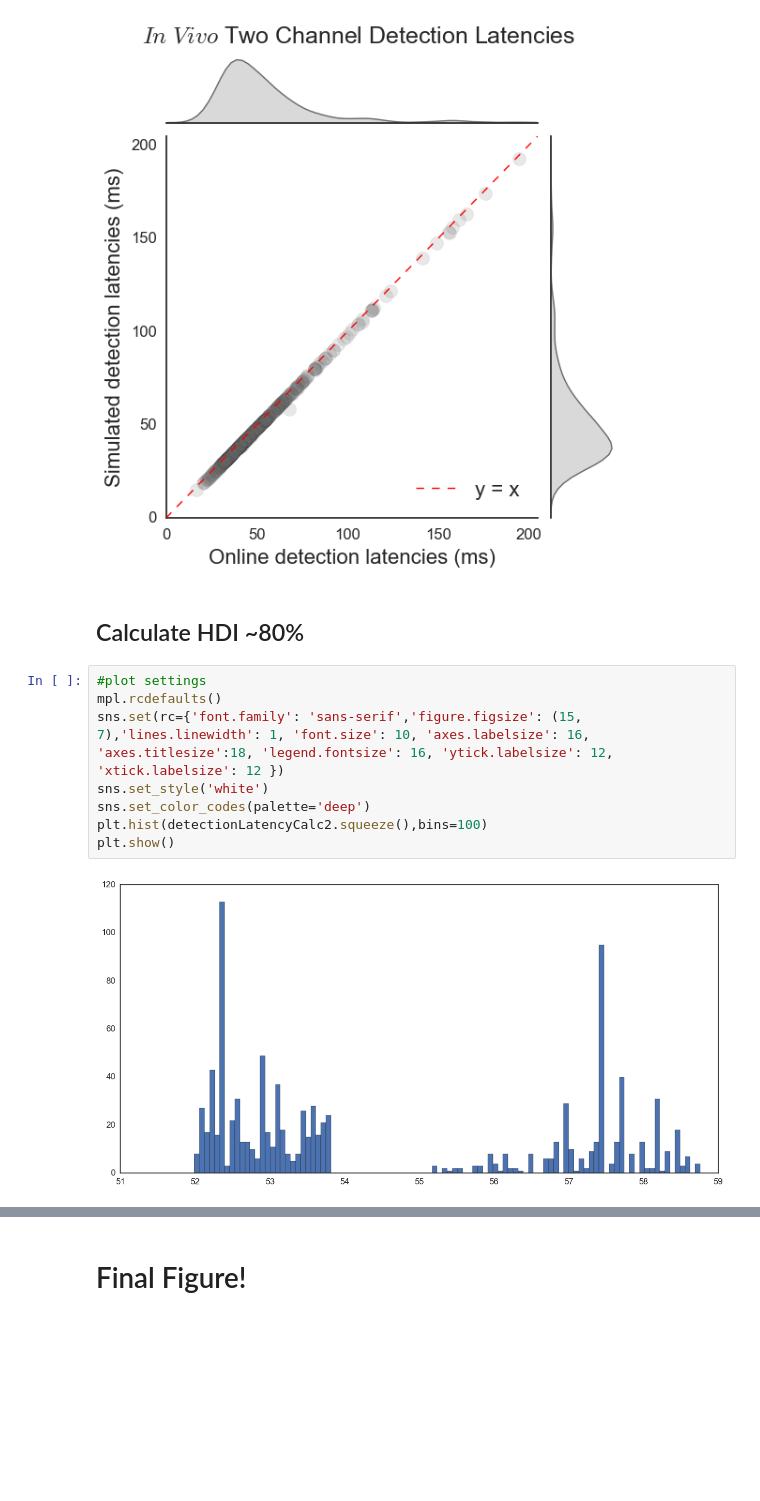
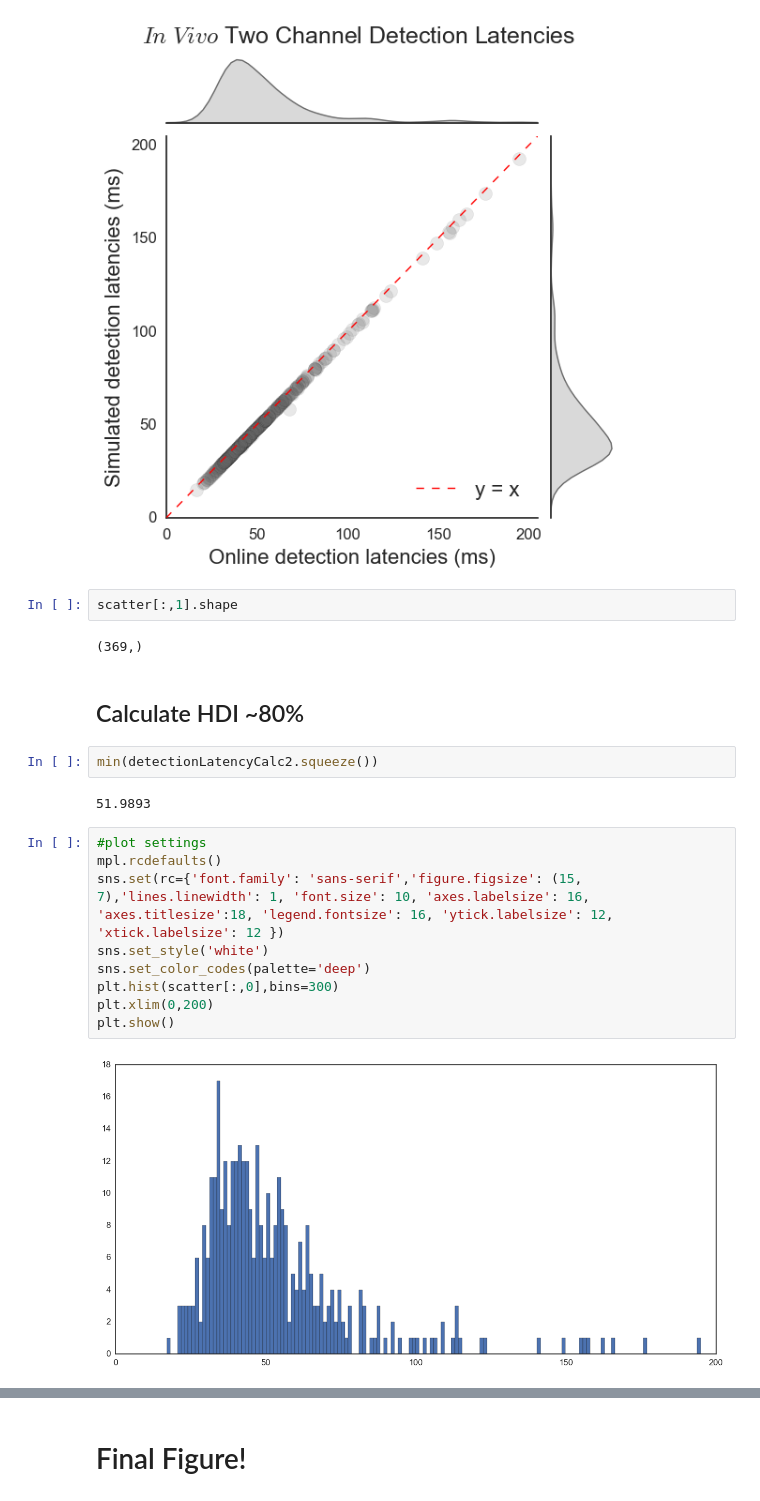
Before and after one commit to shayokdutta/RippleDetectionAnalysis, a Jupyter notebook: figureCode_final/Figure7_TwoChannelDetections.ipynb, the cells around one changed output, grey strips where cells are left out. Cells and saved outputs as stored; diff of their text form; blank space fills up the shorter version.

```diff
--- a/figureCode_final/Figure7_TwoChannelDetections.ipynb
+++ b/figureCode_final/Figure7_TwoChannelDetections.ipynb
@@ -325,16 +325,25 @@ if (saveFigs):
     g.savefig('/home/shayok/Documents/Code/RippleDetectionAnalysis/Cavaradossi/figures_final/figure7_twochanneldetections/scatter-two.svg')
 # %% [output]
 [figure]
+# %%
+scatter[:,1].shape
+# %% [output]
+(369,)
 # %% [markdown]
 ## Calculate HDI ~80%
+# %%
+min(detectionLatencyCalc2.squeeze())
+# %% [output]
+51.9893
 # %%
 #plot settings
 mpl.rcdefaults()
 sns.set(rc={'font.family': 'sans-serif','figure.figsize': (15, 7),'lines.linewidth': 1, 'font.size': 10, 'axes.labelsize': 16, 'axes.titlesize':18, 'legend.fontsize': 16, 'ytick.labelsize': 12, 'xtick.labelsize': 12 })
 sns.set_style('white')
 sns.set_color_codes(palette='deep')
-plt.hist(detectionLatencyCalc2.squeeze(),bins=100)
+plt.hist(scatter[:,0],bins=300)
+plt.xlim(0,200)
 plt.show()
 # %% [output]
-[figure, old version]
+[figure, new version]
 # %%
```
Also changed, not shown: parts of 2 cells of this notebook, 33 other files.
